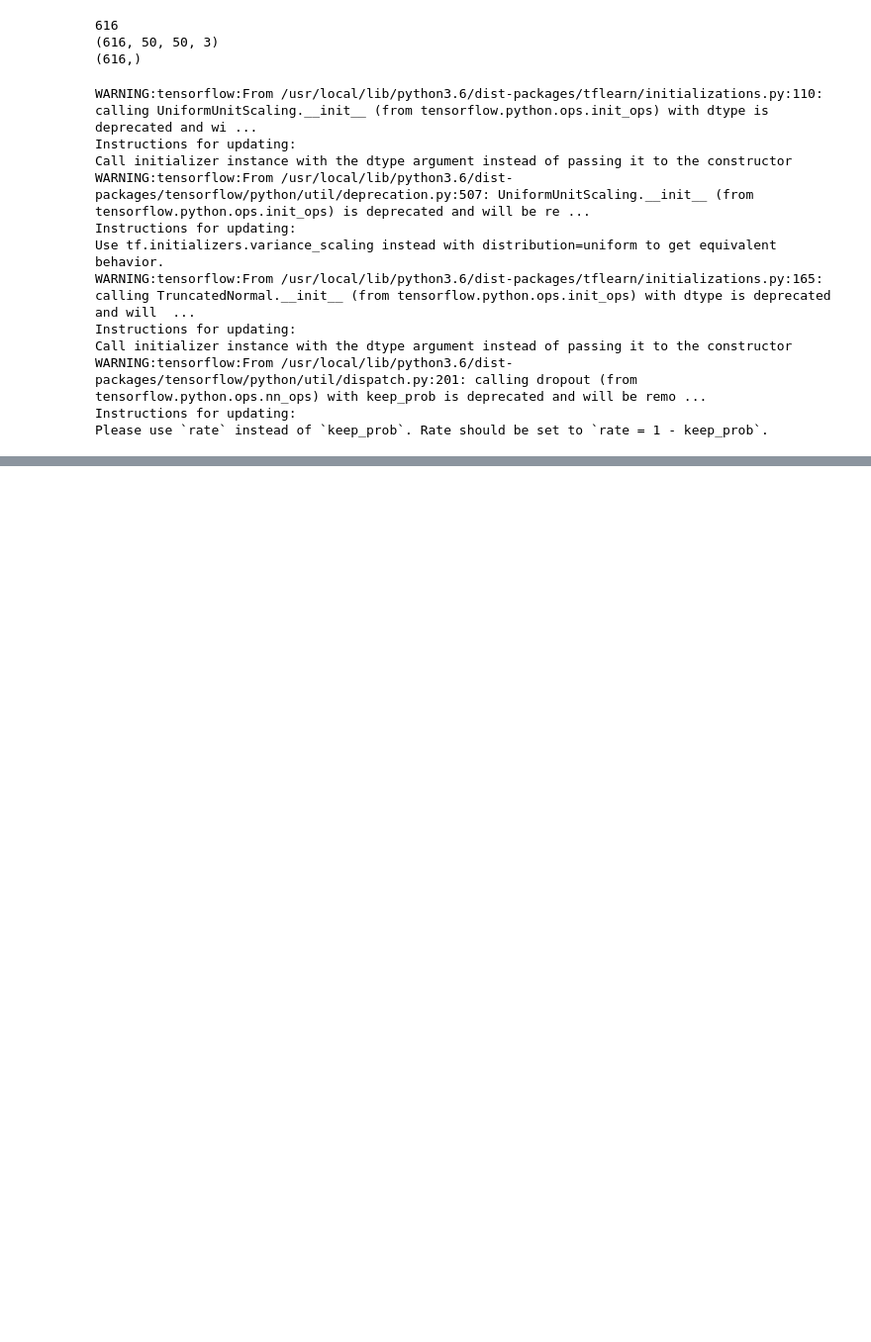
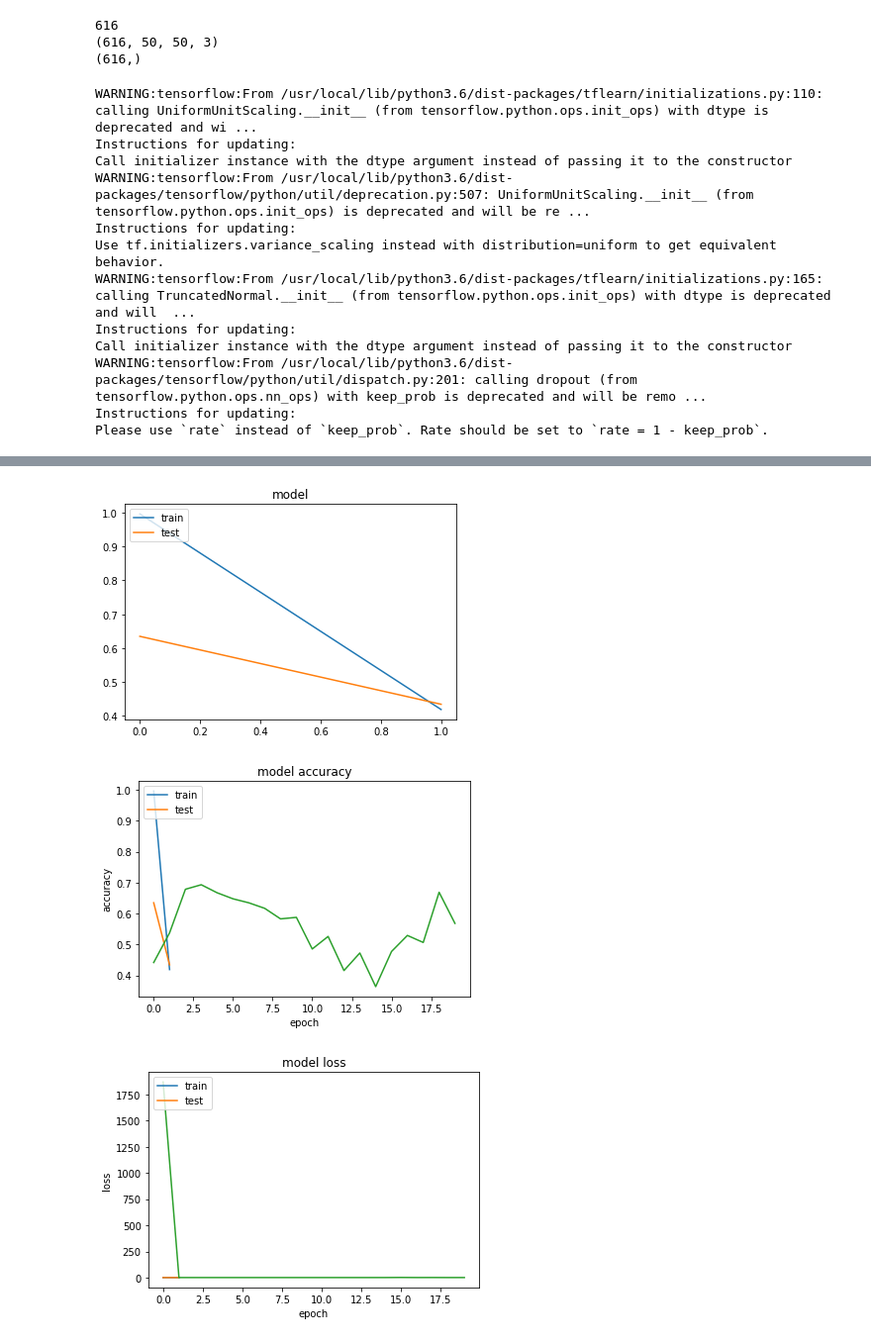
Before and after one commit to oviyajay/ML-Final-Project, a Jupyter notebook: MLfinal.ipynb, the cells around one changed output, grey strips where cells are left out. Shown at 99% size. Cells and saved outputs as stored; diff of their text form; code cells hidden in the pictures; blank space fills up the shorter version.

```diff
--- a/MLfinal.ipynb
+++ b/MLfinal.ipynb
@@ -188,8 +187,8 @@ class MyModel(tf.keras.Model):
 #input layer
 #inputs = tf.keras.Input(shape=(3,), tensor=train_x)
 model = MyModel()
-model.compile(loss='categorical_crossentropy', metrics=['accuracy'], optimizer='adam')
-model.fit(train_x,train_y, batch_size= 100, epochs=1000)
+model.compile(loss='categorical_crossentropy', metrics=['accuracy'], optimizer='sgd')
+history = model.fit(train_x,train_y, batch_size= 100, epochs=20)
 #_,accuracy = model.evaluate(train_x,train_y)
 # %% [output]
 Train on 616 samples
@@ -211,0 +211,31 @@ Epoch 252/1000
+# %%
+#Eric
+import matplotlib.pyplot as plt
+
+plt.plot(model.evaluate(train_x,train_y))
+plt.plot(model.evaluate(test_x,test_y))
+plt.title('model')
+plt.legend(['train', 'test'], loc='upper left')
+plt.show()
+
+plt.plot(model.evaluate(train_x,train_y))
+plt.plot(model.evaluate(test_x,test_y))
+plt.plot(history.history['acc'])
+plt.title('model accuracy')
+plt.ylabel('accuracy')
+plt.xlabel('epoch')
+plt.legend(['train', 'test'], loc='upper left')
+plt.show()
+
+plt.plot(model.evaluate(train_x,train_y))
+plt.plot(model.evaluate(test_x,test_y))
+plt.plot(history.history['loss'])
+plt.title('model loss')
+plt.ylabel('loss')
+plt.xlabel('epoch')
+plt.legend(['train', 'test'], loc='upper left')
+plt.show()
+# %% [output]
+[figure, added]
+[figure, added]
+[figure, added]
```
Also changed, not shown: parts of 3 cells of this notebook.
